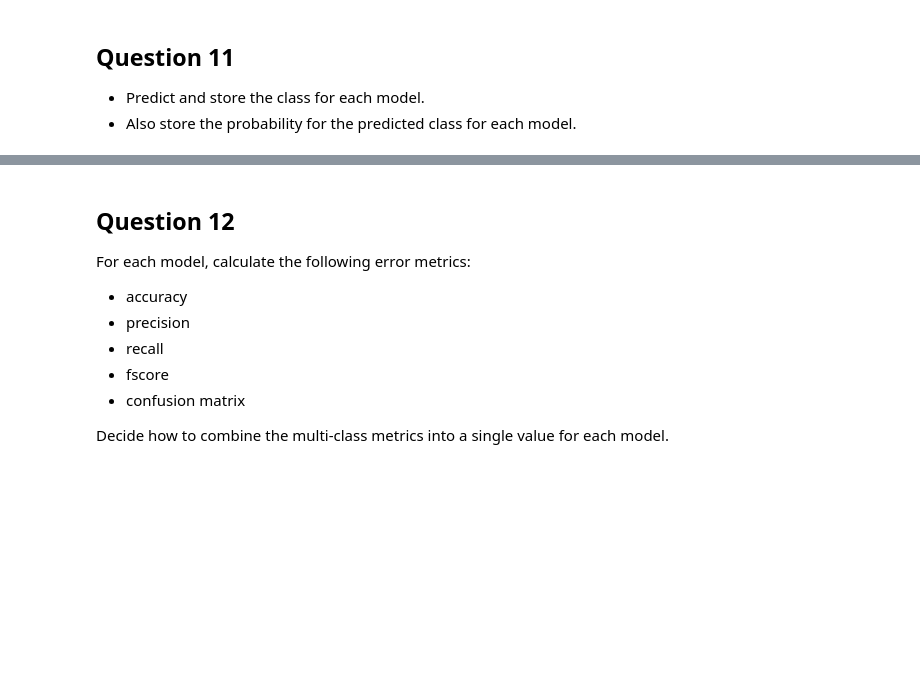
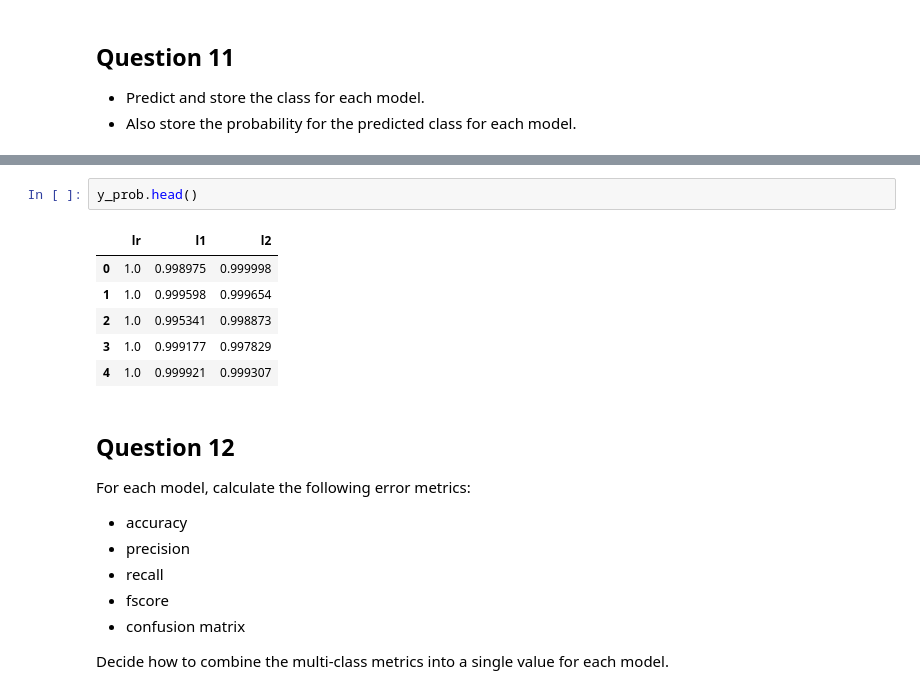
Before and after one commit to vmleroy/ic-cefet, a Jupyter notebook: 4-Regularizacao-Bias-Variancia/Regressao_Logistica_V2_ava.ipynb, the cells around one changed output, grey strips where cells are left out. Cells and saved outputs as stored; diff of their text form; blank space fills up the shorter version.

```diff
--- a/4-Regularizacao-Bias-Variancia/Regressao_Logistica_V2_ava.ipynb
+++ b/4-Regularizacao-Bias-Variancia/Regressao_Logistica_V2_ava.ipynb
@@ -584,3 +626,12 @@ y_pred.head()
+# %%
+y_prob.head()
+# %% [output]
+|  | lr | l1 | l2 |
+| 0 | 1.0 | 0.998975 | 0.999998 |
+| 1 | 1.0 | 0.999598 | 0.999654 |
+| 2 | 1.0 | 0.995341 | 0.998873 |
+| 3 | 1.0 | 0.999177 | 0.997829 |
+| 4 | 1.0 | 0.999921 | 0.999307 |
 # %% [markdown]
 ## Question 12
 
```
Also changed, not shown: parts of 39 cells of this notebook, 2 other files.
